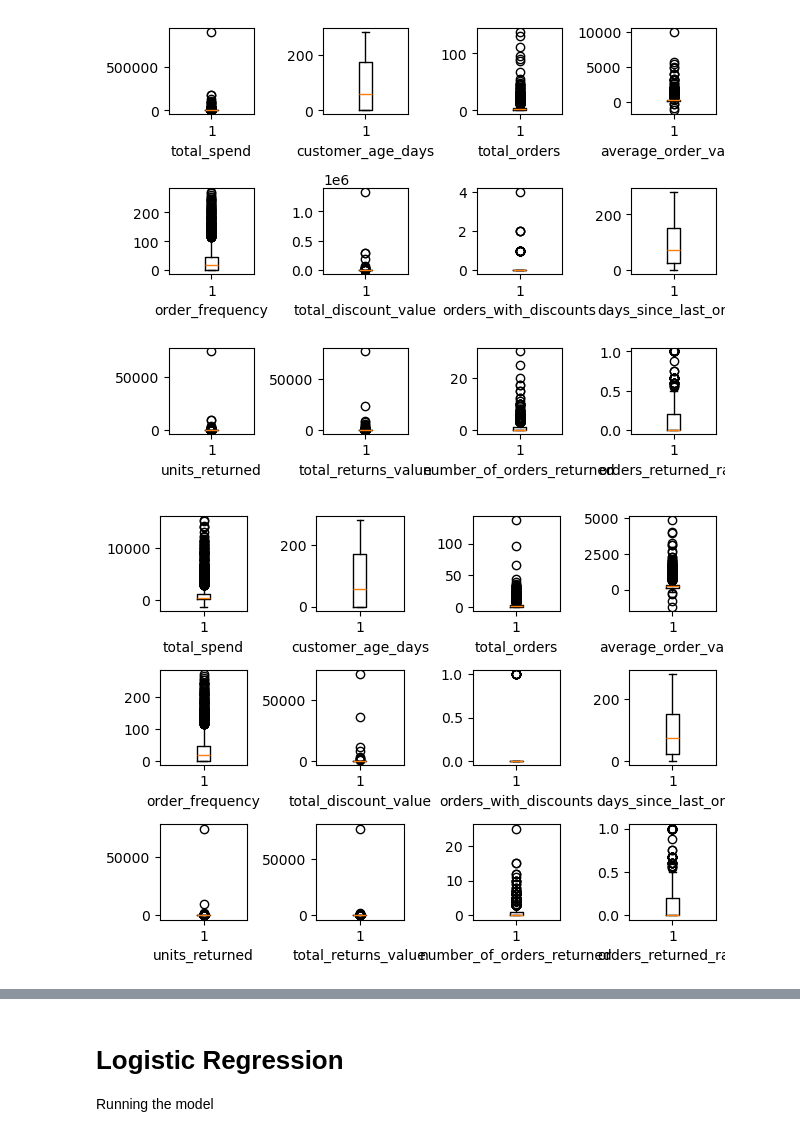
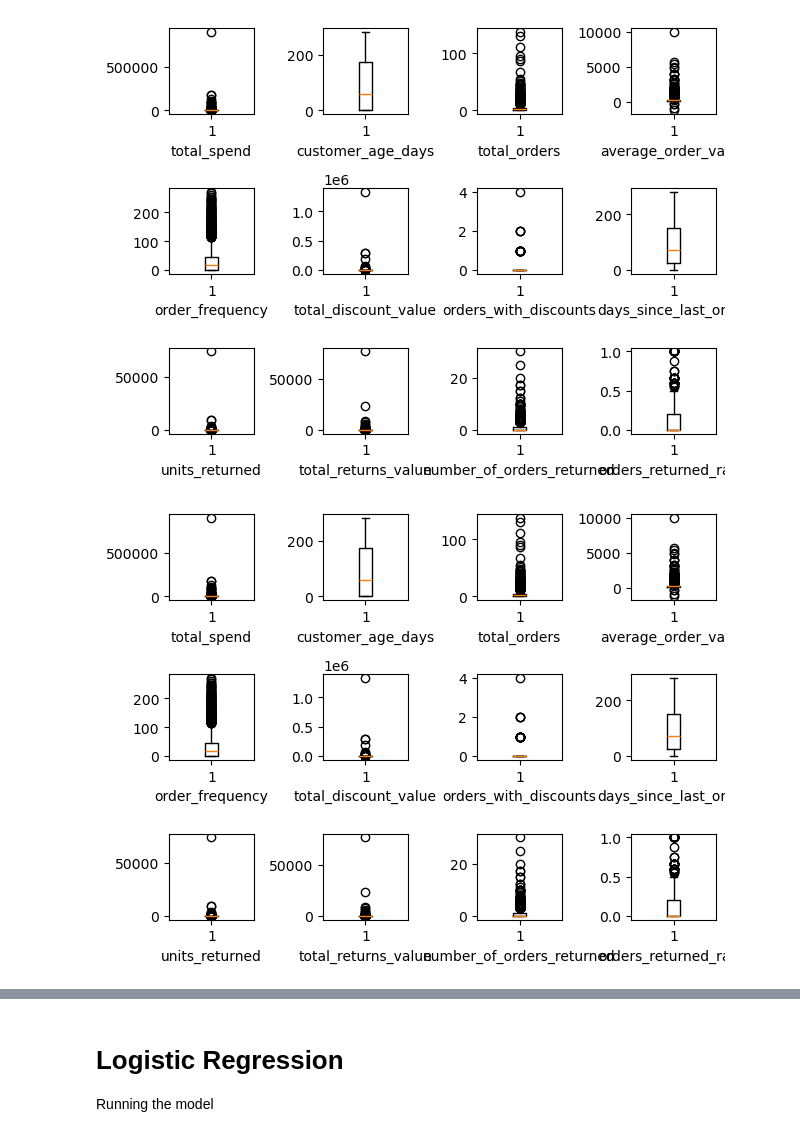
Before and after one commit to Joebrook-123/Online-Retail-Customer-Churn, a Jupyter notebook: Data Processing.ipynb, the cells around one changed output, grey strips where cells are left out. Drawn from its saved outputs; the diff is of its cells as text; code cells hidden in the pictures.

```diff
--- a/Data Processing.ipynb
+++ b/Data Processing.ipynb
@@ -207,10 +206,10 @@ boxplots(df, features)
 [figure]
 # %%
 # Remove extreme outliers
-df = df[df['total_spend'] < df['total_spend'].quantile(0.99)]
+df_clean = df[df['total_spend'] < df['total_spend'].quantile(0.99)]
 boxplots(df, features)
 # %% [output]
-[figure, old version]
+[figure, new version]
 # %%
 # Split data into train and test
 from sklearn.model_selection import train_test_split
```
Also changed, not shown: parts of 10 cells of this notebook, 2 other files.
